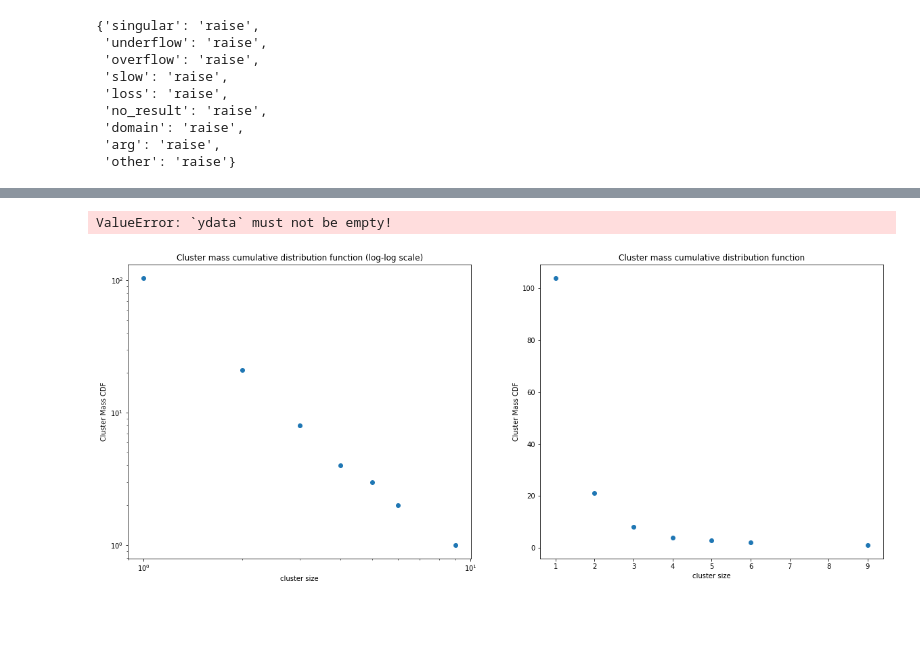
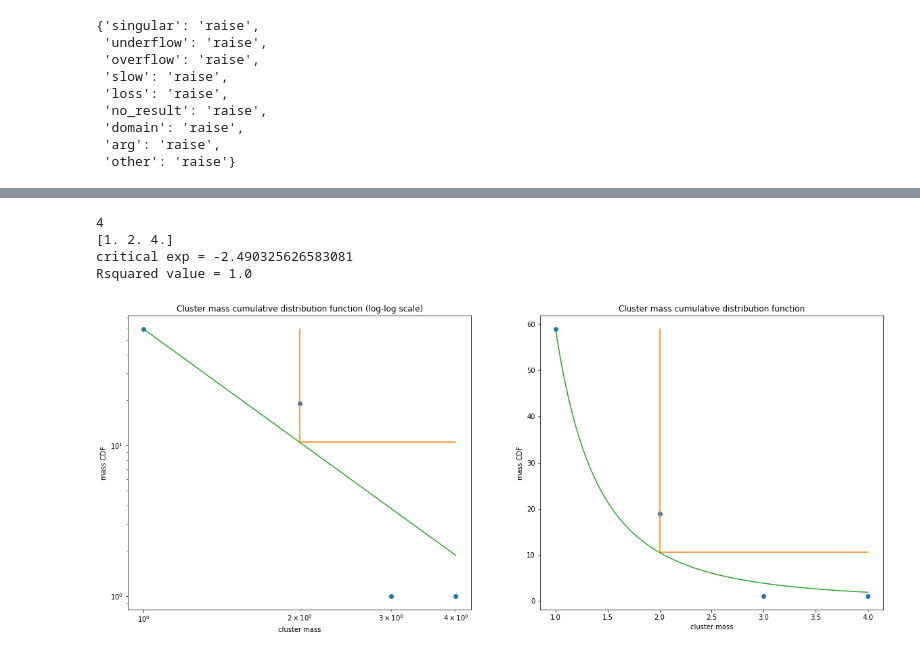
Before and after one commit to trevor-chan/research, a Jupyter notebook: morpho_scripts/network_property_plots.ipynb, the cells around one changed output, grey strips where cells are left out. Saved outputs shown, nothing was run; the diff lists cells and outputs as text; code cells hidden in the pictures; blank space fills up the shorter version.

```diff
--- a/morpho_scripts/network_property_plots.ipynb
+++ b/morpho_scripts/network_property_plots.ipynb
@@ -277,8 +376,8 @@ class lineage_timeless:
         for network in self.items:
             try:
                 popt_temp, Rsquared_temp, RMSE, pcov, perr, xdata, ydata = network.fit_power()
-            except RuntimeError:
-                popt_temp = [float('nan'),float('nan')]
+            except (RuntimeError, Warning):
+                popt_temp, Rsquared_temp, RMSE, pcov, perr, xdata, ydata = network.fit_power()
                 Rsquared_temp = float('nan')
 
             popt.append(popt_temp)
@@ -350,3 +454,15 @@ lineage_41 = lineage_timeless(toppath, 'lineage_41')
+# %%
+#ALL
+#lineage_list = [YMP, YMRP, lineage_07, lineage_11, lineage_21, lineage_20, lineage_25, lineage_28, lineage_38, lineage_41, lineage_14]
+
+#PARENTAL ONLY
+lineage_list = [YMP, YMRP]
+
+#ORIGINAL 3
+#lineage_list = [lineage_07, lineage_21, lineage_14]
+
+#9 SCC LINEAGES
+#lineage_list = [lineage_07, lineage_11, lineage_21, lineage_20, lineage_25, lineage_28, lineage_38, lineage_41, lineage_14]
 # %%
 import itertools
 
@@ -464,13 +574,11 @@ def fit_power(network):
 
     ax1.set_xscale('log')
     ax1.set_yscale('log')
-    ax1.set_xlabel('cluster size')
-    ax1.set_ylabel('Cluster Mass CDF')
+    ax1.set_xlabel('cluster mass')
+    ax1.set_ylabel('mass CDF')
     ax1.set_title('Cluster mass cumulative distribution function (log-log scale)')
-    #ax2.set_xscale('log')
-    #ax2.set_yscale('log')
-    ax2.set_xlabel('cluster size')
-    ax2.set_ylabel('Cluster Mass CDF')
+    ax2.set_xlabel('cluster mass')
+    ax2.set_ylabel('mass CDF')
     ax2.set_title('Cluster mass cumulative distribution function')
 
     #----------point plotting
@@ -488,8 +596,12 @@ def fit_power(network):
         return a * np.power(x,b)
         #C not necessary if zero clusters = 0----------------------------------------------------------------
 
-    #bins = np.histogram(components, bins = np.logspace(1.0, max(components), num = int(np.log10(max(components)))))
-    bins = np.histogram(components, bins=np.logspace(np.log10(1),np.log10(max(components)), int(np.log10(max(components)*10000000))))
+    #Logarithmic Binning - subject to tweaks
+    print(max(components))
+    delimiters = np.logspace(0,np.log2(max(components)), int(np.log2(max(components)))+1, base = 2)
+    bins = np.histogram(components, bins = delimiters)
+    print(delimiters)
+
     xdata = []
     ydata = []
     for i in range(len(bins[1])-1):
@@ -497,9 +609,13 @@ def fit_power(network):
     ydata = np.divide(bins[0],np.array(xdata))
 
     #plotting hist
-    ax1.plot(bins[1][0:len(bins[1])-1],ydata)
-    ax2.plot(bins[1][0:len(bins[1])-1],ydata)
+    #ax1.plot(bins[1][0:len(bins[1])-1],ydata)
+    #ax2.plot(bins[1][0:len(bins[1])-1],ydata)
+    ax1.step(bins[1][1:len(bins[1])],ydata)
+    ax2.step(bins[1][1:len(bins[1])],ydata)
 
+    if len(ydata) < 2:
+        return (float('nan'),float('nan'),float('nan')),float('nan'),float('nan')
     popt, pcov = curve_fit(func, xdata, ydata, p0=[500,-2], maxfev=5000)#---------------------------------
 
     perr = np.sqrt(np.diag(pcov))
@@ -541,9 +657,12 @@ def plot_fit_params(lineage, output = None, mindist = None):
     #plt.savefig(output+'_'+mindist+'.png')
     #plt.show()
 # %%
-a = fit_power(YMRP.items[20])
+a = fit_power(YMRP.items[15])
 print("critical exp = " + str(a[0][1]))
 print("Rsquared value = " + str(a[1]))
 # %% [output]
-ValueError: `ydata` must not be empty!
+4
+[1. 2. 4.]
+critical exp = -2.490325626583081
+Rsquared value = 1.0
-[figure, old version]
+[figure, new version]
```
Also changed, not shown: parts of 7 cells of this notebook, 1 other file.
